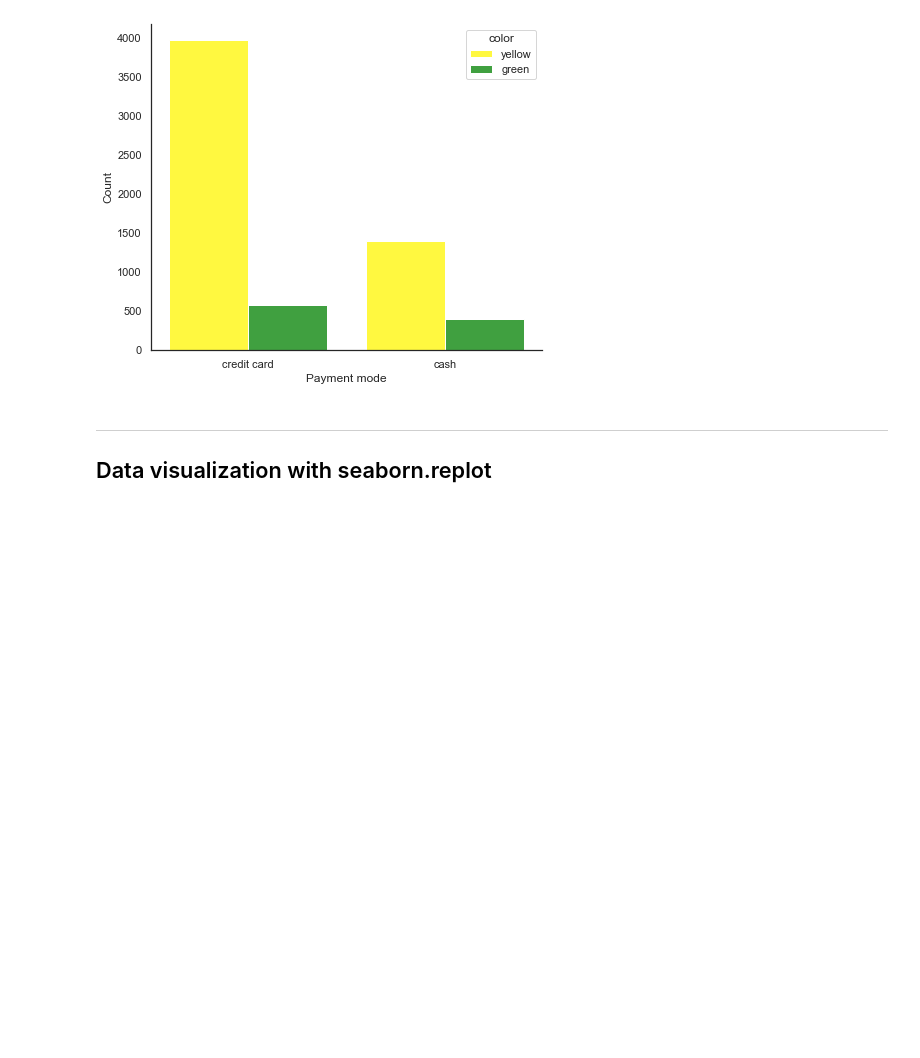
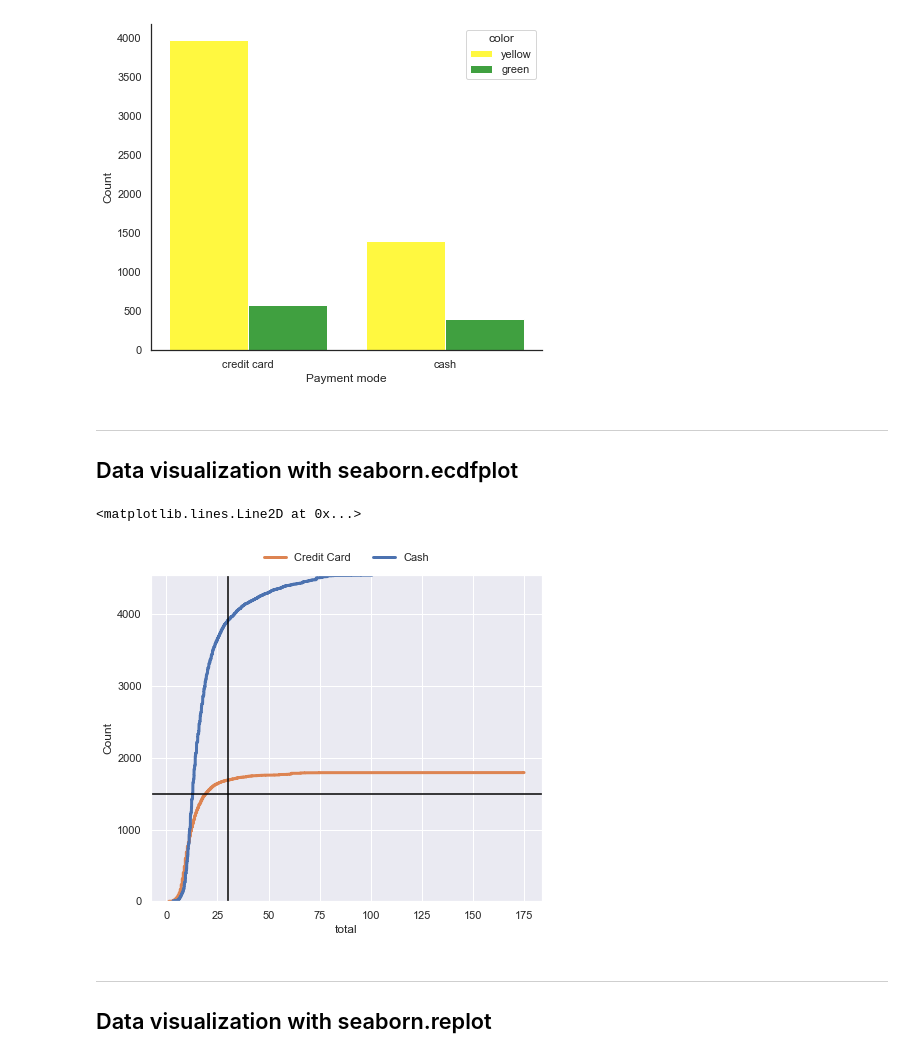
Before and after one commit to hyoaru/dsa-libraries-test, a Jupyter notebook: seaborn.ipynb, the cells around one changed output. Drawn from its saved outputs; the diff is of its cells as text; code cells hidden in the pictures; blank space fills up the shorter version.

Commit message:
[add] visualization with seaborn.ecdfplot section

```diff
--- a/seaborn.ipynb
+++ b/seaborn.ipynb
@@ -156,6 +156,25 @@ plt.xlabel('Payment mode')
 sns.despine()
 # %% [output]
 [figure]
+# %% [markdown]
+---
+## Data visualization with seaborn.ecdfplot
+# %%
+sns.set_style('darkgrid')
+ax = sns.ecdfplot(
+    x='total',
+    hue='payment',
+    stat='count',
+    lw=3,
+    data=taxis_dataframe,
+)
+
+ax.legend(['Credit Card', 'Cash'], loc='upper center', bbox_to_anchor=(.5, 1.1), ncol=3, title=None, frameon=False,)
+plt.axhline(1500, c='black');
+plt.axvline(30,c='black')
+# %% [output]
+<matplotlib.lines.Line2D at 0x...>
+[figure, added]
 # %% [markdown]
 ---
 ## Data visualization with seaborn.replot
```
Also changed, not shown: parts of 1 cell of this notebook.
